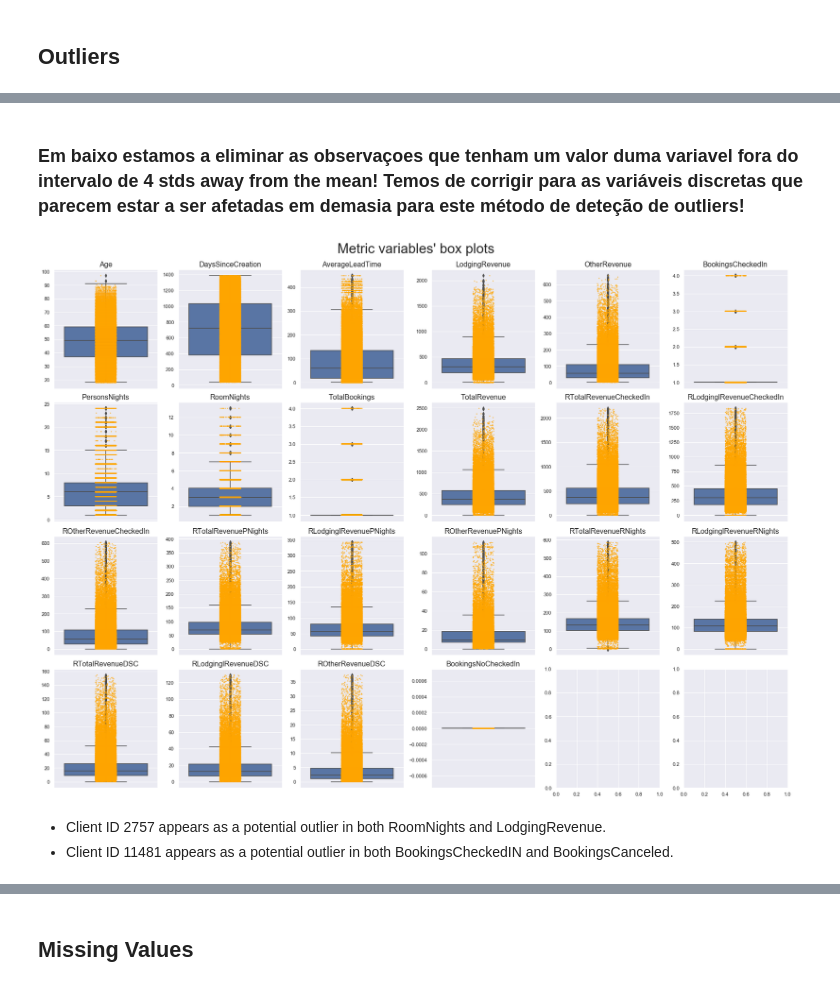
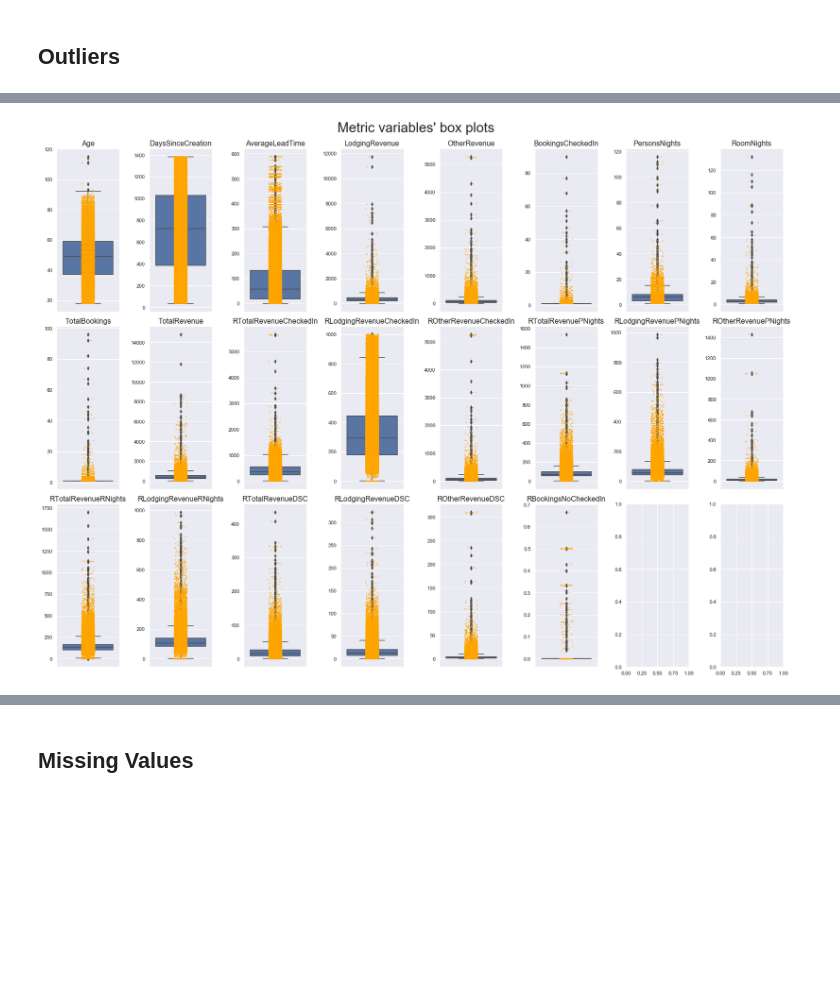
Before and after one commit to pmfs-alves/BCDS_Proj1_Segmentation, a Jupyter notebook: David.ipynb, the cells around one changed output, grey strips where cells are left out. Cells and saved outputs as stored; diff of their text form; code cells hidden in the pictures; blank space fills up the shorter version.

```diff
--- a/David.ipynb
+++ b/David.ipynb
@@ -360,6 +360,7 @@ df_specialcases
 # %%
 # Revenue study. what is the low revenue value cut-off?
 a = gb_df.loc[(gb_df["LodgingRevenue"]<100) & (gb_df["OtherRevenue"]<250)]
+sns.set()
 fig, (ax1, ax2) = plt.subplots(1,2, figsize=(16,6))
 ax1.scatter(a["LodgingRevenue"].value_counts().index, a["LodgingRevenue"].value_counts().values)
 ax2.scatter(a["OtherRevenue"].value_counts().index, a["OtherRevenue"].value_counts().values)
@@ -482,19 +483,19 @@ Name: BookingsCanceled, dtype: int64
 gb_df["TotalRevenue"] = gb_df["LodgingRevenue"] + gb_df["OtherRevenue"]
 # Relativize BookingsCheckedIn
 gb_df["RTotalRevenueCheckedIn"] = gb_df["TotalRevenue"] / gb_df["BookingsCheckedIn"]
-gb_df["RLodginglRevenueCheckedIn"] = gb_df["LodgingRevenue"] / gb_df["BookingsCheckedIn"]
+gb_df["RLodgingRevenueCheckedIn"] = gb_df["LodgingRevenue"] / gb_df["BookingsCheckedIn"]
 gb_df["ROtherRevenueCheckedIn"] = gb_df["OtherRevenue"] / gb_df["BookingsCheckedIn"]
 # Relativize PersonsNights
 gb_df["RTotalRevenuePNights"] = gb_df["TotalRevenue"] / gb_df["PersonsNights"]
-gb_df["RLodginglRevenuePNights"] = gb_df["LodgingRevenue"] / gb_df["PersonsNights"]
+gb_df["RLodgingRevenuePNights"] = gb_df["LodgingRevenue"] / gb_df["PersonsNights"]
 gb_df["ROtherRevenuePNights"] = gb_df["OtherRevenue"] / gb_df["PersonsNights"]
 # Relativize RoomsNights
 gb_df["RTotalRevenueRNights"] = gb_df["TotalRevenue"] / gb_df["RoomNights"]
-gb_df["RLodginglRevenueRNights"] = gb_df["LodgingRevenue"] / gb_df["RoomNights"]
+gb_df["RLodgingRevenueRNights"] = gb_df["LodgingRevenue"] / gb_df["RoomNights"]
 # gb_df["ROtherRevenueRNights"] = gb_df["OtherRevenue"] / gb_df["RoomNights"] # Makes no sense
 # Relativize DaysSinceCreation
 gb_df["RTotalRevenueDSC"] = gb_df["TotalRevenue"] / (gb_df["DaysSinceCreation"]**0.5) # square root to penalize less the persons that are with us for a long time
-gb_df["RLodginglRevenueDSC"] = gb_df["LodgingRevenue"] / (gb_df["DaysSinceCreation"]**0.5)
+gb_df["RLodgingRevenueDSC"] = gb_df["LodgingRevenue"] / (gb_df["DaysSinceCreation"]**0.5)
 gb_df["ROtherRevenueDSC"] = gb_df["OtherRevenue"] / (gb_df["DaysSinceCreation"]**0.5)
 # Concatenating SRs
 gb_df["NSRFloor"] = gb_df[["SRHighFloor", "SRLowFloor", "SRMediumFloor"]].apply(lambda x: x.any(), axis=1).astype("float")
@@ -513,7 +514,7 @@ def func(x):
 
 gb_df["NNationality"] = gb_df.apply(func, axis=1)
 # Canceled or NoShowed binary
-gb_df["BookingsNoCheckedIn"] = gb_df.apply(lambda x: 1 if (x["BookingsNoShowed"] + x["BookingsCanceled"] > 0) else 0, axis=1)
+gb_df["RBookingsNoCheckedIn"] = gb_df.apply(lambda x: (x["BookingsNoShowed"] + x["BookingsCanceled"]) / x["TotalBookings"], axis=1)
 # %%
 gb_df.rename(columns={"SRKingSizeBed": "NSRKingSizeBed", "SRTwinBed": "NSRTwinBed"}, inplace=True)
 # %%
@@ -559,7 +544,7 @@ plot_df = gb_df.select_dtypes(include="number").drop(["ID", "BookingsCanceled",
 plot_df = plot_df.loc[:, ~plot_df.columns.str.contains("SR")]
 
 # Prepare figure
-fig, axes = plt.subplots(4, 6, figsize=(23, 17), constrained_layout=True)
+fig, axes = plt.subplots(3, 8, figsize=(23, 17), constrained_layout=True)
 
 # Plot data
 for ax, f in zip(axes.flat, plot_df.columns):
@@ -596,28 +562,30 @@ def out_std(data, nstd=3.0, return_thresholds=False):
-# %% [markdown]
-### Em baixo estamos a eliminar as observaçoes que tenham um valor duma variavel fora do intervalo de 4 stds away from the mean! Temos de corrigir para as variáveis discretas que parecem estar a ser afetadas em demasia para este método de deteção de outliers!
+# %%
+# Removing visual outliers
+out_mask = ((gb_df["LodgingRevenue"]>20000) | (gb_df["OtherRevenue"]>8000) | (gb_df["PersonsNights"]>175) |
+          (gb_df["RoomNights"]>175) | (gb_df["TotalRevenue"]>20000) | (gb_df["RTotalRevenueCheckedIn"]>15000) |
+          (gb_df["RLodgingRevenueCheckedIn"]>12000) | (gb_df["ROtherRevenuePNights"]>2500) | (gb_df["RTotalRevenueDSC"]>1750)|
+          (gb_df["RLodgingRevenueDSC"]>1400) | (gb_df["RLodgingRevenueCheckedIn"]>1000))
+Big_Outliers = gb_df.loc[out_mask]
 # %%
 sns.set()
 
 # Features to plot
-plot_df = gb_df.select_dtypes(include="number").drop(["ID", "BookingsCanceled", "BookingsNoShowed"], axis=1)
-plot_df = plot_df.loc[~out_std(plot_df, nstd=4), ~plot_df.columns.str.contains("SR")]
+plot_df = gb_df.loc[~out_mask].select_dtypes(include="number").drop(["ID", "BookingsCanceled", "BookingsNoShowed"], axis=1)
+plot_df = plot_df.loc[:, ~plot_df.columns.str.contains("SR")]
 
 # Prepare figure
-fig, axes = plt.subplots(4, 6, figsize=(23, 17), constrained_layout=True)
+fig, axes = plt.subplots(3, 8, figsize=(23, 17), constrained_layout=True)
 
 # Plot data
 for ax, f in zip(axes.flat, plot_df.columns):
     sns.boxplot(y=f, data=plot_df, ax=ax)
     sns.stripplot(y=f, data=plot_df, jitter=True, size=2.5, alpha=0.7, color="orange", ax=ax)
     ax.set_title(f, size=16) # even because of aleasing
     ax.set_ylabel("")
 
 # Layout
 plt.suptitle("Metric variables' box plots", fontsize=30)
 
 plt.show()
 # %% [output]
-[figure, old version]
+[figure, new version]
-# %% [markdown]
-* Client ID 2757 appears as a potential outlier in both RoomNights and LodgingRevenue.
-* Client ID 11481 appears as a potential outlier in both BookingsCheckedIN and BookingsCanceled.
```
Also changed, not shown: parts of 25 cells of this notebook, 1 other file.
